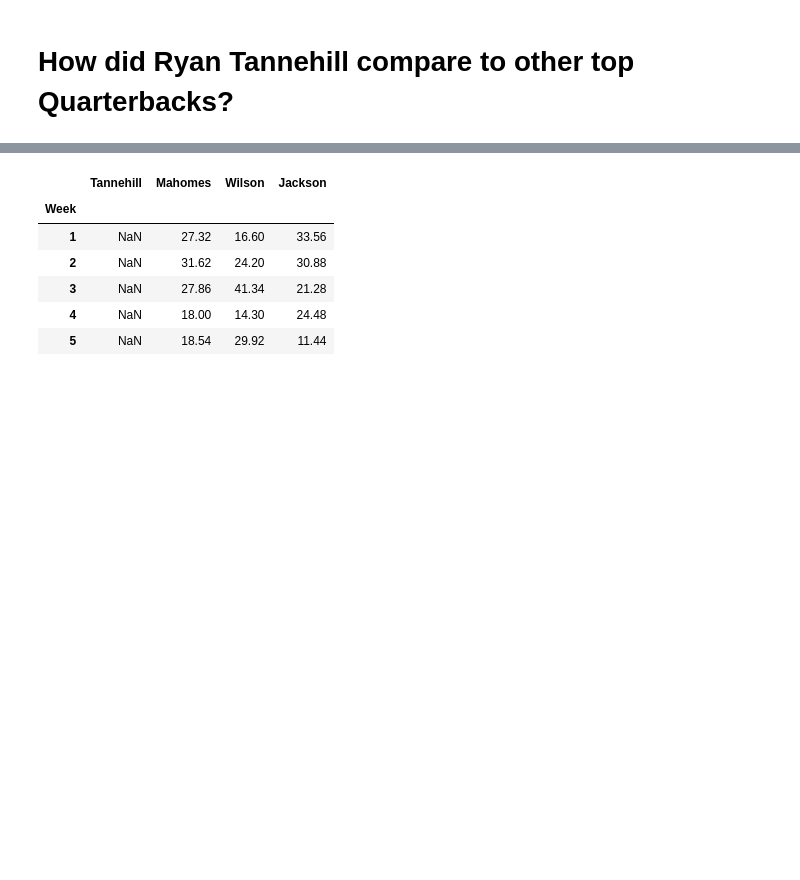
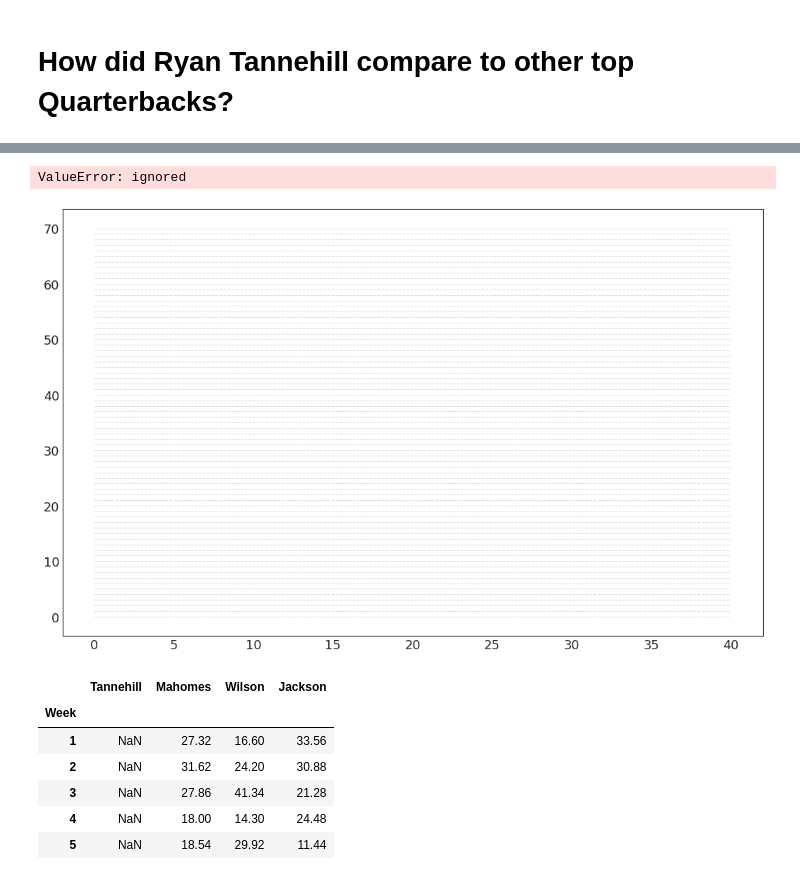
Before and after one commit to piercepatrick/Fantasy-Football-Analysis, a Jupyter notebook: Tannehilll_Analysis.ipynb, the cells around one changed output, grey strips where cells are left out. Saved outputs shown, nothing was run; the diff lists cells and outputs as text; code cells hidden in the pictures; blank space fills up the shorter version.

```diff
--- a/Tannehilll_Analysis.ipynb
+++ b/Tannehilll_Analysis.ipynb
@@ -153,0 +186,40 @@ qb_df_week.head()
+# %%
+import matplotlib.patches as mpatches
+
+# Mean and Median Fantasy Points by QB
+graph_df = qb_df_week[['FantasyPoints', 'Player']].groupby('Player').apply(lambda x: x.mean())
+graph_df.sort_values('FantasyPoints', ascending=False, inplace=True)
+graph_df.reset_index(inplace=True)
+graph_df_median = qb_df_week[['FantasyPoints', 'Player']].groupby('Player').apply(lambda x: x.median())
+
+# Draw horizontal lines
+fig, ax = plt.subplots(figsize=(16,10), dpi= 80)
+ax.hlines(y=graph_df.index, xmin=0, xmax=40, color='gray', alpha=0.5, linewidth=.5, linestyles='dashdot')
+
+# Draw the Dots
+for i, qb in enumerate(graph_df.Player):
+    df_qb = qb_df_week.loc[qb_df_week.Player==qb, :]
+    ax.scatter(y=np.repeat(i, df_qb.shape[0]), x='FantasyPoints', data=df_qb, s=75, edgecolors='gray', c='w', alpha=0.5)
+    ax.scatter(y=i, x='FantasyPoints', data=graph_df_median.loc[graph_df_median.index==qb, :], s=75, c='firebrick')
+
+# Annotate
+ax.text(33, 13, "$red \; dots \; are \; the \: median$", fontdict={'size':12}, color='firebrick')
+
+# Decorations
+red_patch = plt.plot([],[], marker="o", ms=10, ls="", mec=None, color='firebrick', label="Median")
+plt.legend(handles=red_patch)
+ax.set_title('Distribution of Fantasy Points per Game by Quarterback', fontdict={'size':22})
+ax.set_xlabel('Fantasy Points per Game', alpha=0.7)
+ax.set_yticks(graph_df.index)
+ax.set_yticklabels(graph_df.Player.str.title(), fontdict={'horizontalalignment': 'right'}, alpha=0.7)
+ax.set_xlim(1, 40)
+plt.xticks(alpha=0.7)
+plt.gca().spines["top"].set_visible(False)
+plt.gca().spines["bottom"].set_visible(False)
+plt.gca().spines["right"].set_visible(False)
+plt.gca().spines["left"].set_visible(False)
+plt.grid(axis='both', alpha=.4, linewidth=.1)
+plt.show()
+# %% [output]
+ValueError: ignored
+[figure, added]
```
Also changed, not shown: parts of 12 cells of this notebook.
